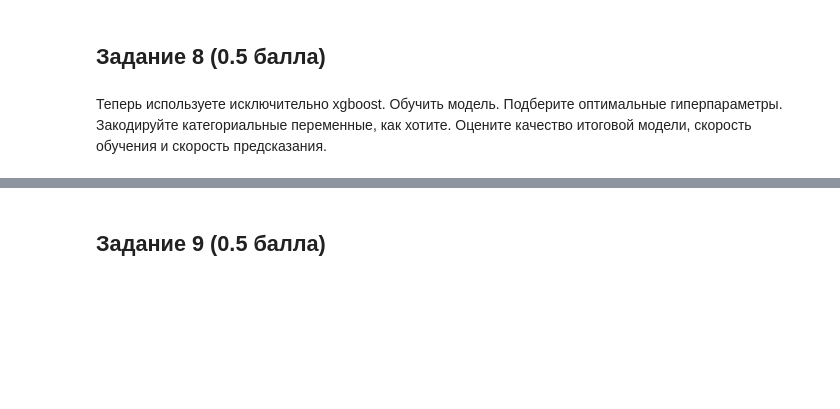
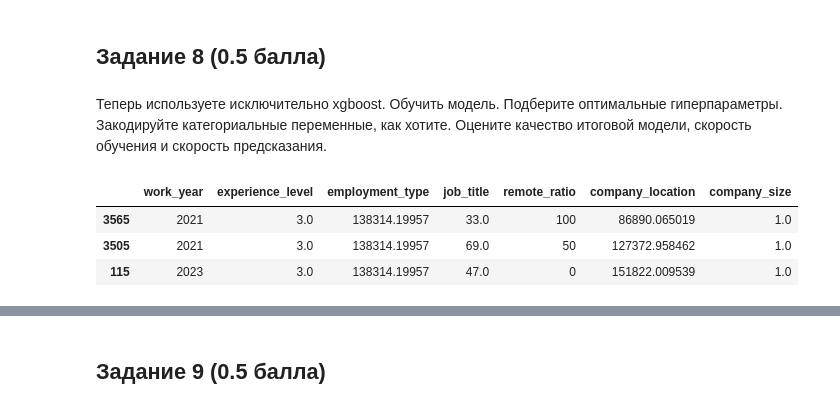
Before and after one commit to lapshinaaa/homework_machineLearning, a Jupyter notebook: homework8.ipynb, the cells around one changed output, grey strips where cells are left out. Saved outputs shown, nothing was run; the diff lists cells and outputs as text; code cells hidden in the pictures; blank space fills up the shorter version.

Commit message:
complete task 8

```diff
--- a/homework8.ipynb
+++ b/homework8.ipynb
@@ -400,26 +401,30 @@ y = df['salary_in_usd']
 
 ordinal_encoder = OrdinalEncoder() # using OrdinalEncoder to keep the hierarchy
                                     # of values for certain features
-linear_regression = LinearRegression()
+xg_boost = XGBRegressor()
 
 # encoding categorical features with ordinal encoding
 ordinal_encoding_cols = ['experience_level', 'company_size', 'job_title']
 X[ordinal_encoding_cols] = ordinal_encoder.fit_transform(X[ordinal_encoding_cols])
 
 # using mean-target encoding
-mean_target_features = ['company_location', 'employment_type']
+mean_target_features = ['company_location']
 X[mean_target_features] = target_encoder.fit_transform(X[mean_target_features], y)
 
+# one-hot encoding for features with no order
+one_hot_encoding_cols = ['employment_type', 'work_year']
+X_encoded = pd.get_dummies(X, columns=one_hot_encoding_cols, drop_first=True)
+
 # splitting the data into corresponding sets
-X_train, X_val_test, y_train, y_val_test = train_test_split(X, y, test_size=0.2, random_state=19)
+X_train, X_val_test, y_train, y_val_test = train_test_split(X_encoded, y, test_size=0.2, random_state=19)
 X_val, X_test, y_val, y_test = train_test_split(X_val_test, y_val_test, test_size=0.5, random_state=17)
 
 # fitting the ridge regression model
-linear_regression.fit(X_train, y_train)
+xg_boost.fit(X_train, y_train)
 
 # getting predictions for validation and test sets
-y_val_pred = linear_regression.predict(X_val)
-y_test_pred = linear_regression.predict(X_test)
+y_val_pred = xg_boost.predict(X_val)
+y_test_pred = xg_boost.predict(X_test)
 
 # evaluating the model's quality
 val_mape = mean_absolute_percentage_error(y_val, y_val_pred)
@@ -533,3 +557,30 @@ RMSE score on test set: 50261.94892865002
 ## Задание 8 (0.5 балла)
 # %% [markdown]
 Теперь используете исключительно xgboost. Обучить модель. Подберите оптимальные гиперпараметры. Закодируйте категориальные переменные, как хотите. Оцените качество итоговой модели, скорость обучения и скорость предсказания.
+# %%
+# preparing the data (just like in task 6)
+# deleting the chosen features
+X = df.drop(['salary', 'salary_in_usd', 'employee_residence', 'salary_currency'], axis=1)
+y = df['salary_in_usd']
+
+ordinal_encoder = OrdinalEncoder() # using OrdinalEncoder to keep the hierarchy
+                                    # of values for certain features
+
+# encoding categorical features with ordinal encoding
+ordinal_encoding_cols = ['experience_level', 'company_size', 'job_title']
+X[ordinal_encoding_cols] = ordinal_encoder.fit_transform(X[ordinal_encoding_cols])
+
+# using mean-target encoding
+mean_target_features = ['company_location', 'employment_type']
+X[mean_target_features] = target_encoder.fit_transform(X[mean_target_features], y)
+
+# splitting the data into corresponding sets
+X_train, X_val_test, y_train, y_val_test = train_test_split(X, y, test_size=0.2, random_state=19)
+X_val, X_test, y_val, y_test = train_test_split(X_val_test, y_val_test, test_size=0.5, random_state=17)
+# %%
+X_train.head(3)
+# %% [output]
+|  | work_year | experience_level | employment_type | job_title | remote_ratio | company_location | company_size |
+| 3565 | 2021 | 3.0 | 138314.19957 | 33.0 | 100 | 86890.065019 | 1.0 |
+| 3505 | 2021 | 3.0 | 138314.19957 | 69.0 | 50 | 127372.958462 | 1.0 |
+| 115 | 2023 | 3.0 | 138314.19957 | 47.0 | 0 | 151822.009539 | 1.0 |
```
Also changed, not shown: parts of 19 cells of this notebook.
